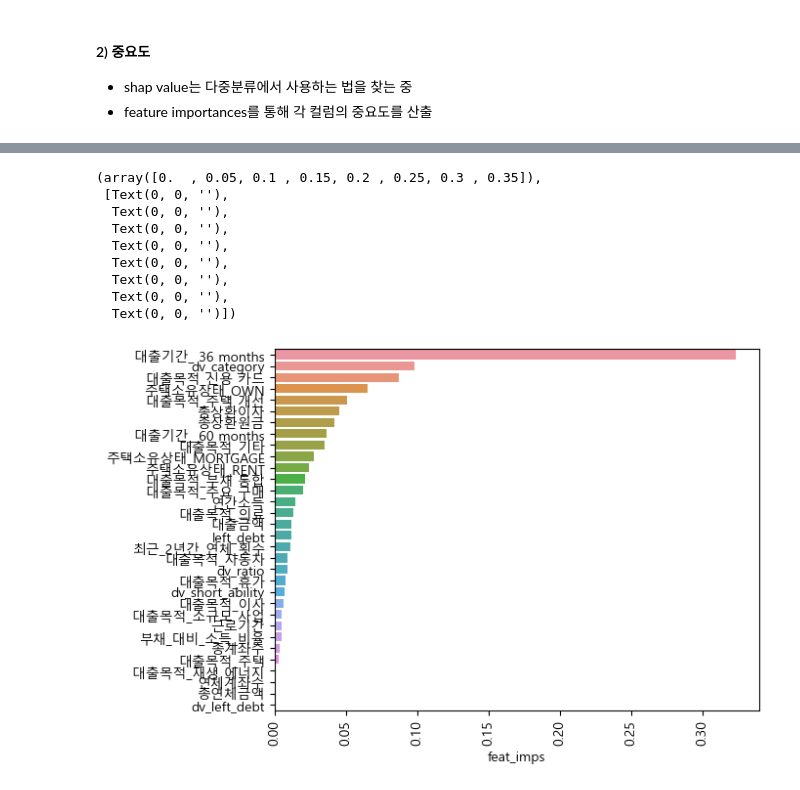
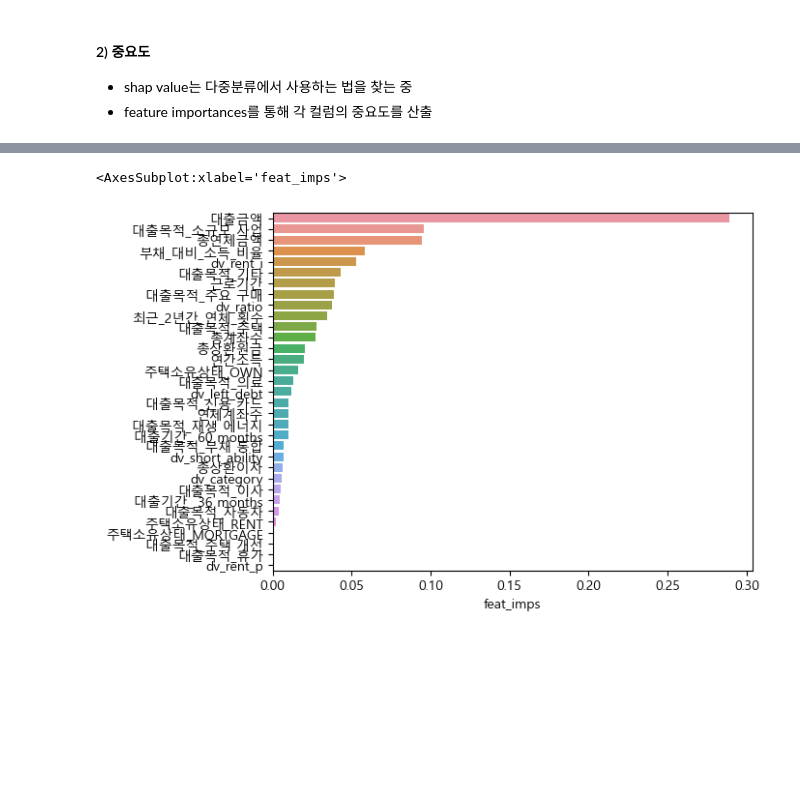
Before and after one commit to persuade39/project, a Jupyter notebook: EDA_preprocessing copy.ipynb, the cells around one changed output, grey strips where cells are left out. Drawn from its saved outputs; the diff is of its cells as text; code cells hidden in the pictures; blank space fills up the shorter version.

```diff
--- a/EDA_preprocessing copy.ipynb
+++ b/EDA_preprocessing copy.ipynb
@@ -370,4 +421,4 @@ X = X.replace([np.nan, np.inf, -np.inf], 1)
 # %%
 from sklearn.model_selection import train_test_split
 
-X_train, X_val, y_train, y_val = train_test_split(X, y, test_size=0.2, stratify=y, random_state=42)
+X_train, X_val, y_train, y_val = train_test_split(X, y, test_size=0.2, stratify=y, random_state=42, shuffle=True)
@@ -469,3 +789,6 @@ def get_score(train:pd.DataFrame,  test:pd.DataFrame, x_var_list:list):
+# %%
+numeric_col = ['대출금액', '연간소득', '부채_대비_소득_비율', '총계좌수', '최근_2년간_연체_횟수', '총상환원금', '총상환이자', '총연체금액', '연체계좌수']
+category_col = ['대출기간', '주택소유상태', '대출목적', '근로기간']
 # %% [markdown]
 #### 돌려본 결과 XGBOOST로 결정
 # %%
@@ -473,11 +796,13 @@ from xgboost import XGBClassifier
 from sklearn.model_selection import GridSearchCV
 from sklearn.metrics import accuracy_score, f1_score
 
+
+
 xgb = XGBClassifier(random_state=42)
-xgb.fit(X_train, y_train)
+xgb.fit(X_train[dummies_col + numeric_col], y_train)
 
-y_pred_train = xgb.predict(X_train)
-y_pred_val = xgb.predict(X_val)
+y_pred_train = xgb.predict(X_train[dummies_col + numeric_col])
+y_pred_val = xgb.predict(X_val[dummies_col + numeric_col])
 
 result_xgb = pd.DataFrame(data={'acc' : [accuracy_score(y_train, y_pred_train), accuracy_score(y_val, y_pred_val)],
                                 'f1_score' : [f1_score(y_train, y_pred_train, average='macro'), f1_score(y_val, y_pred_val, average='macro')]},
@@ -528,2 +861,2 @@ shap_values = explainer(X_train)
 # %%
-feat_imp = xgb.feature_importances_.flatten()
+feat_imp = xgb.feature_importances_
@@ -564,14 +887,5 @@ result
 # %%
 sns.barplot(data=result, x='feat_imps', y=result.index, orient='h')
-plt.xticks(rotation=90)
 # %% [output]
-(array([0.  , 0.05, 0.1 , 0.15, 0.2 , 0.25, 0.3 , 0.35]),
- [Text(0, 0, ''),
-  Text(0, 0, ''),
-  Text(0, 0, ''),
-  Text(0, 0, ''),
-  Text(0, 0, ''),
-  Text(0, 0, ''),
-  Text(0, 0, ''),
-  Text(0, 0, '')])
+<AxesSubplot:xlabel='feat_imps'>
-[figure, old version]
+[figure, new version]
```
Also changed, not shown: parts of 46 cells of this notebook.
